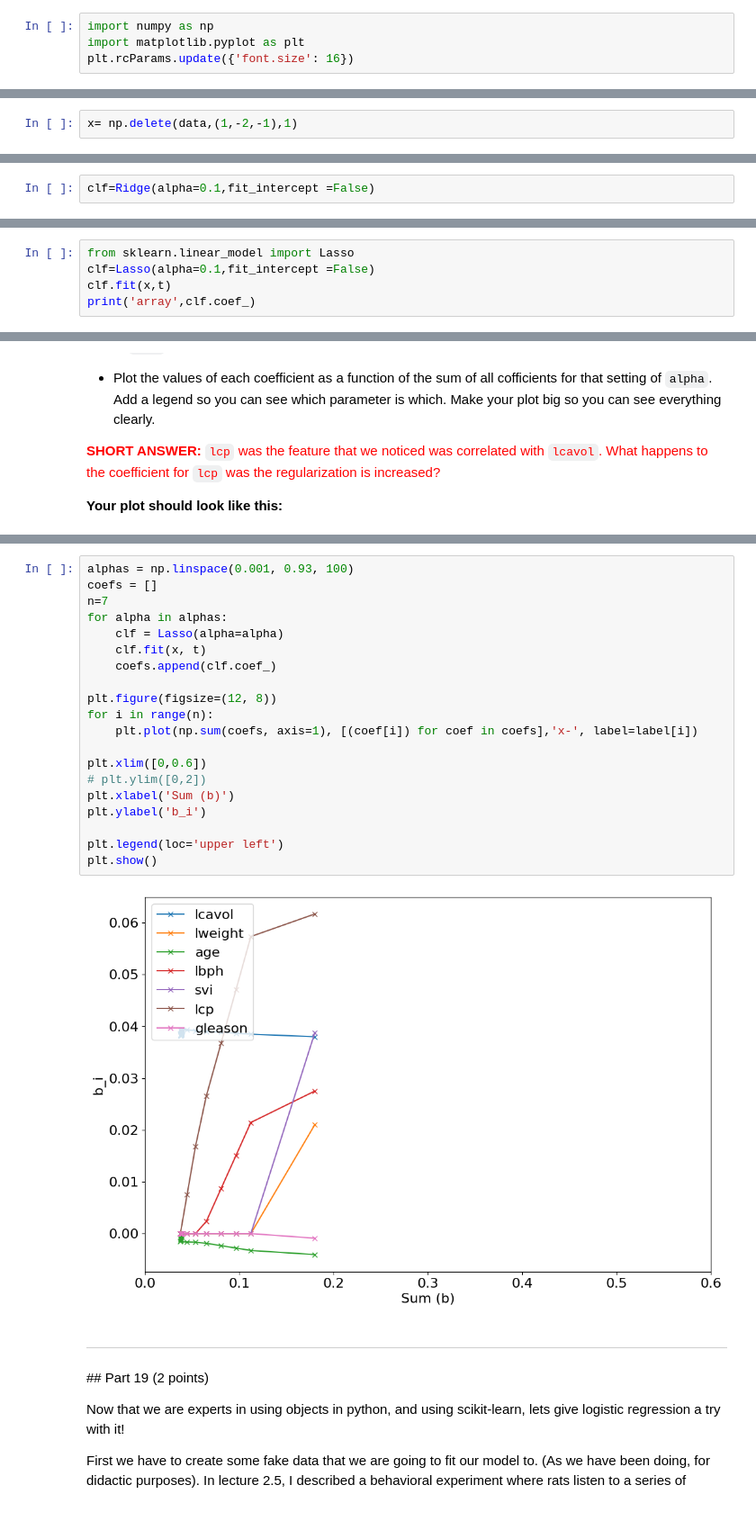
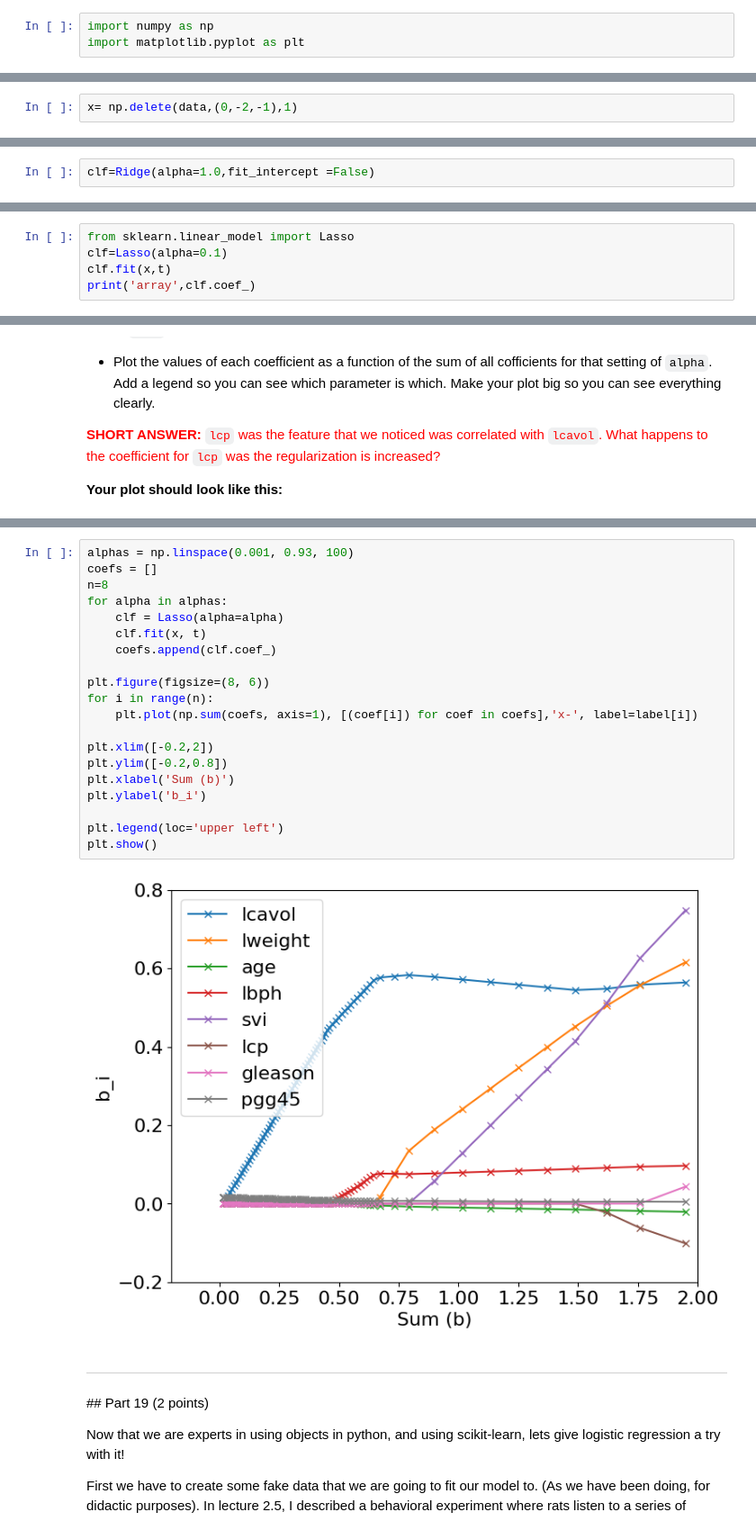
Before and after one commit to Urvi-M/BE559, a Jupyter notebook: Homework2_part3_v2.ipynb, the cells around one changed output, grey strips where cells are left out. Shown at 90% size. Cells and saved outputs as stored; diff of their text form.

```diff
--- a/Homework2_part3_v2.ipynb
+++ b/Homework2_part3_v2.ipynb
@@ -19,7 +19,6 @@ Load the libraries we've been using, and set the default font size to 16.
 # %%
 import numpy as np
 import matplotlib.pyplot as plt
-plt.rcParams.update({'font.size': 16})
 # %% [markdown]
 ---
 ## Part 1 (1 points)
@@ -303,7 +301,7 @@ data = np.genfromtxt('https://raw.githubusercontent.com/empathy87/The-Elements-o
 # %% [markdown]
 Some of the columns of this array contain features of the data that we don't need. Use the [np.delete](https://numpy.org/doc/stable/reference/generated/numpy.delete.html) function to create a new array called `X` that does not include the 1st, 2nd to last, and final columns of `data`.
 # %%
-x= np.delete(data,(1,-2,-1),1)
+x= np.delete(data,(0,-2,-1),1)
 # %% [markdown]
 ---
 ## Part 10 (2 points)
@@ -410,7 +411,7 @@ Python is an object oriented language, so it works a little differently than Mat
 
 Notice that after we do this, we haven't actually done anything yet, just created a sort of 'container' called an object instance, that we will later do stuff on.
 # %%
-clf=Ridge(alpha=0.1,fit_intercept =False)
+clf=Ridge(alpha=1.0,fit_intercept =False)
 # %% [markdown]
 ---
 ## Part 15 (2 points)
@@ -462,7 +474,7 @@ Was that easy or what!?
 **Your results should look like this:**
 # %%
 from sklearn.linear_model import Lasso
-clf=Lasso(alpha=0.1,fit_intercept =False)
+clf=Lasso(alpha=0.1)
 clf.fit(x,t)
 print('array',clf.coef_)
 # %% [output]
@@ -485,25 +499,25 @@ Let's check out how the coefficients of the Lasso model change as we increase or
 # %%
 alphas = np.linspace(0.001, 0.93, 100)
 coefs = []
-n=7
+n=8
 for alpha in alphas:
     clf = Lasso(alpha=alpha)
     clf.fit(x, t)
     coefs.append(clf.coef_)
 
-plt.figure(figsize=(12, 8))
+plt.figure(figsize=(8, 6))
 for i in range(n):
     plt.plot(np.sum(coefs, axis=1), [(coef[i]) for coef in coefs],'x-', label=label[i])
 
-plt.xlim([0,0.6])
-# plt.ylim([0,2])
+plt.xlim([-0.2,2])
+plt.ylim([-0.2,0.8])
 plt.xlabel('Sum (b)')
 plt.ylabel('b_i')
 
 plt.legend(loc='upper left')
 plt.show()
 # %% [output]
-[figure, old version]
+[figure, new version]
 # %% [markdown]
 ---
 ## Part 19 (2 points)
```
Also changed, not shown: parts of 20 cells of this notebook.
